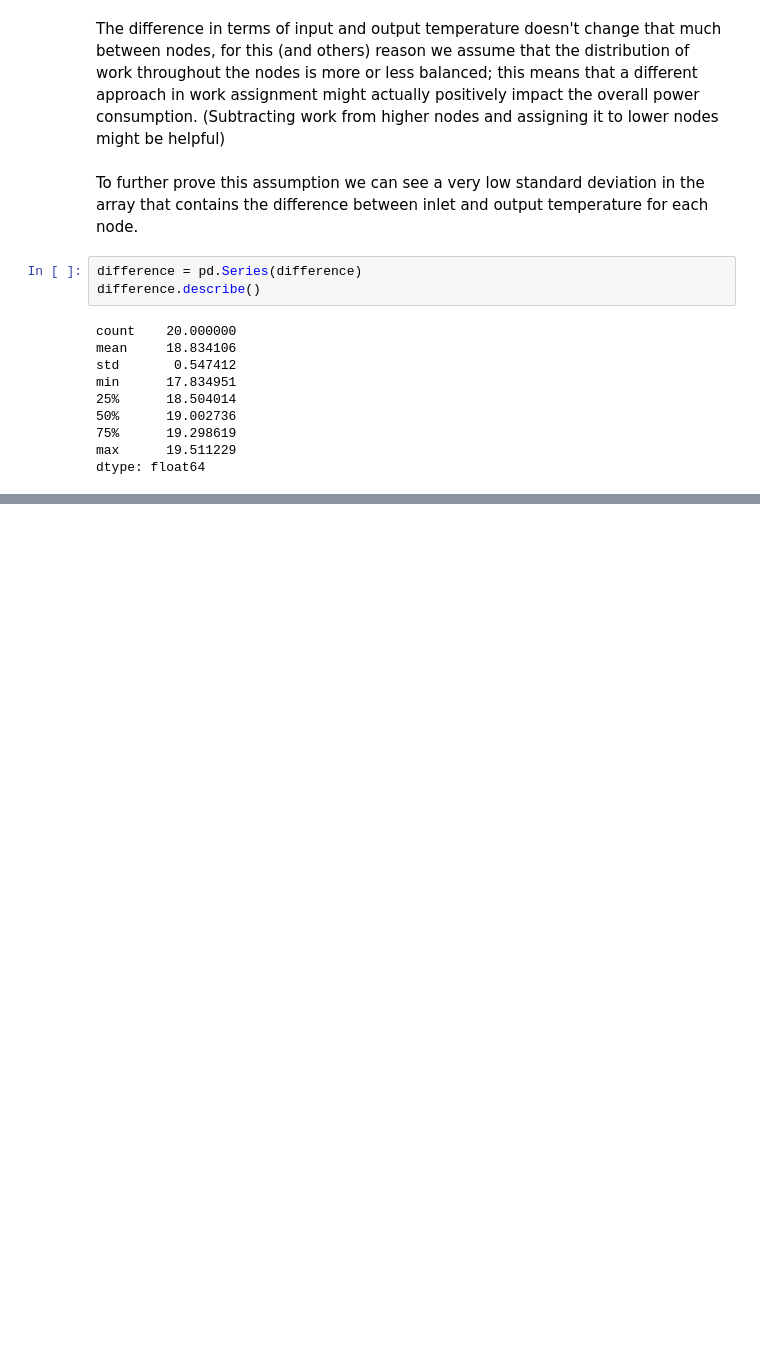
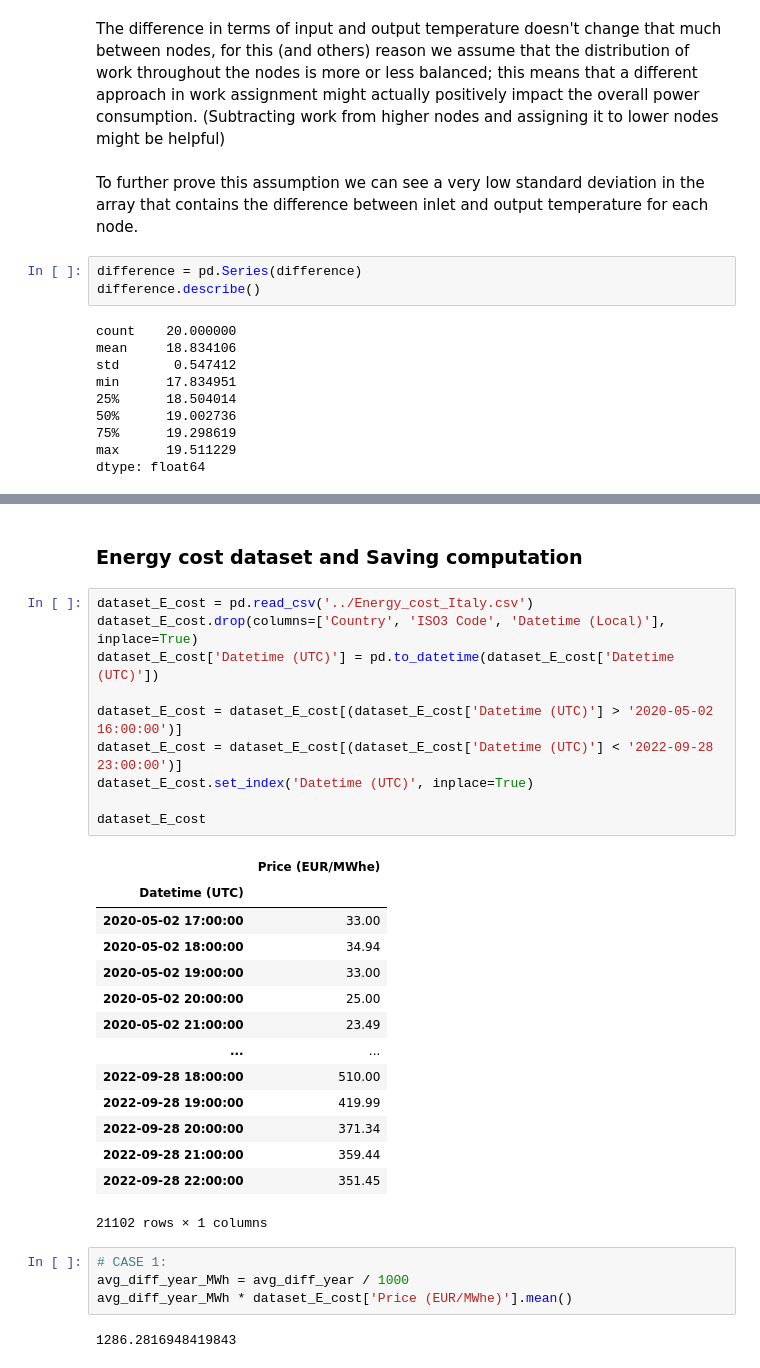
Before and after one commit to LSquarzoni/GreenTeam, a Jupyter notebook: Energy_Saving_computation.ipynb, the cells around one changed output, grey strips where cells are left out. Saved outputs shown, nothing was run; the diff lists cells and outputs as text; blank space fills up the shorter version.

```diff
--- a/Energy_Saving_computation.ipynb
+++ b/Energy_Saving_computation.ipynb
@@ -153,0 +252,33 @@ plt.show()
+# %% [markdown]
+### Energy cost dataset and Saving computation
+# %%
+dataset_E_cost = pd.read_csv('../Energy_cost_Italy.csv')
+dataset_E_cost.drop(columns=['Country', 'ISO3 Code', 'Datetime (Local)'], inplace=True)
+dataset_E_cost['Datetime (UTC)'] = pd.to_datetime(dataset_E_cost['Datetime (UTC)'])
+
+dataset_E_cost = dataset_E_cost[(dataset_E_cost['Datetime (UTC)'] > '2020-05-02 16:00:00')]
+dataset_E_cost = dataset_E_cost[(dataset_E_cost['Datetime (UTC)'] < '2022-09-28 23:00:00')]
+dataset_E_cost.set_index('Datetime (UTC)', inplace=True)
+
+dataset_E_cost
+# %% [output]
+|  | Price (EUR/MWhe) |
+| Datetime (UTC) |  |
+| 2020-05-02 17:00:00 | 33.00 |
+| 2020-05-02 18:00:00 | 34.94 |
+| 2020-05-02 19:00:00 | 33.00 |
+| 2020-05-02 20:00:00 | 25.00 |
+| 2020-05-02 21:00:00 | 23.49 |
+| ... | ... |
+| 2022-09-28 18:00:00 | 510.00 |
+| 2022-09-28 19:00:00 | 419.99 |
+| 2022-09-28 20:00:00 | 371.34 |
+| 2022-09-28 21:00:00 | 359.44 |
+| 2022-09-28 22:00:00 | 351.45 |
+21102 rows × 1 columns
+# %%
+# CASE 1:
+avg_diff_year_MWh = avg_diff_year / 1000
+avg_diff_year_MWh * dataset_E_cost['Price (EUR/MWhe)'].mean()
+# %% [output]
+1286.2816948419843
```
Also changed, not shown: parts of 12 cells of this notebook.
